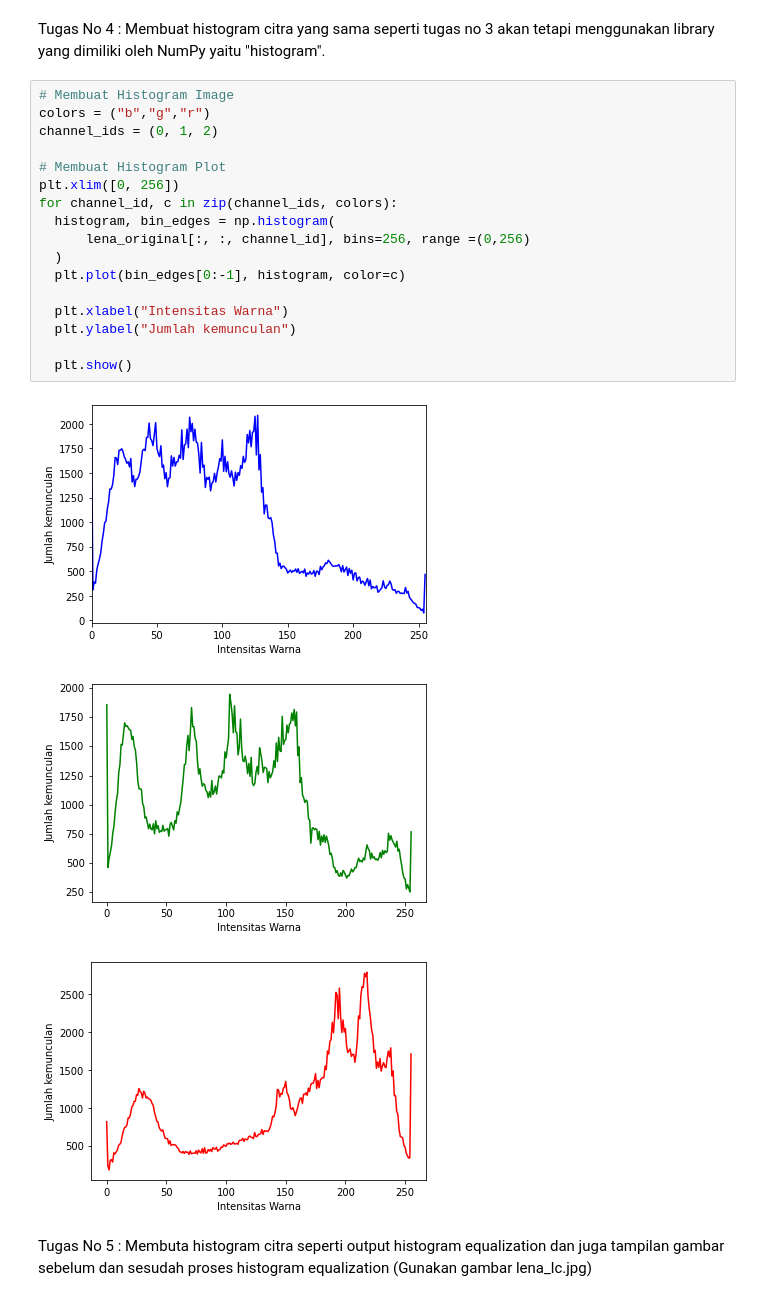
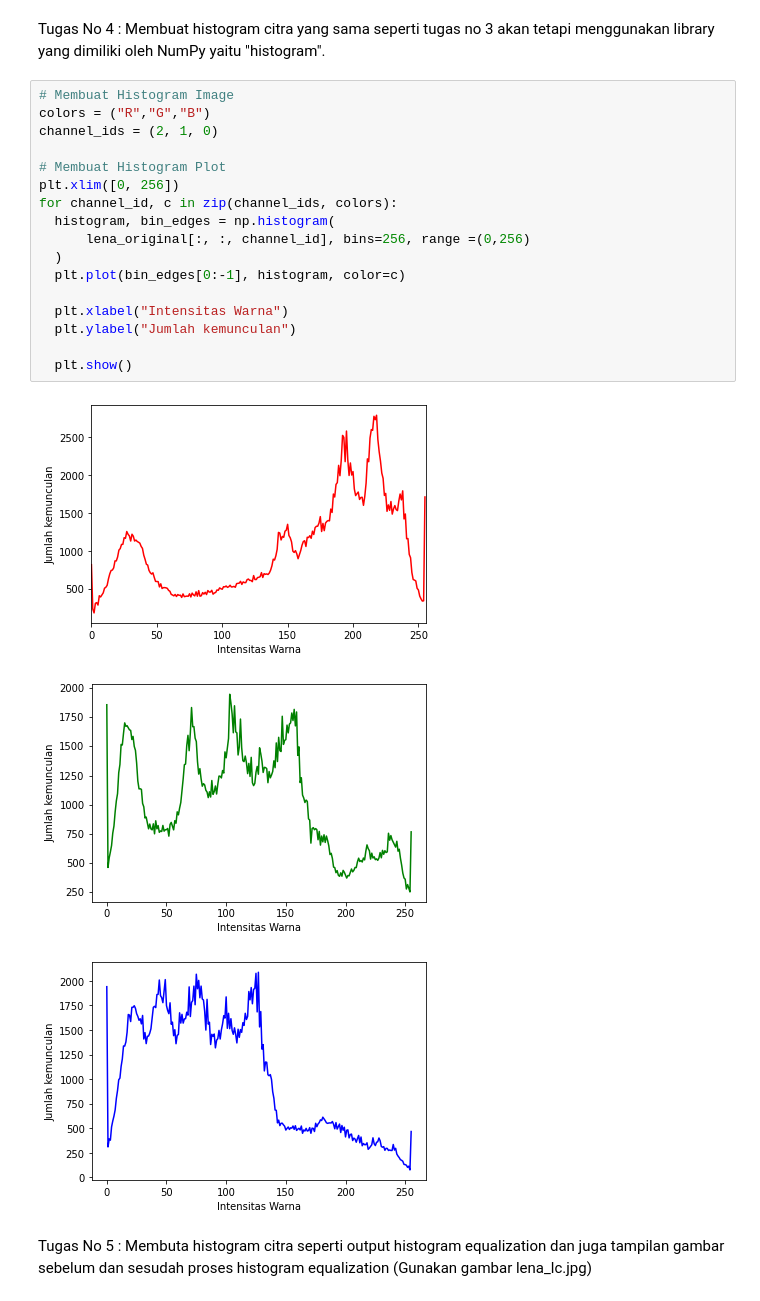
Before and after one commit to NadiaLayraAziza/PCVK_Genap_2022, a Jupyter notebook: Week6.ipynb, the cells around one changed output. Drawn from its saved outputs; the diff is of its cells as text.

```diff
--- a/Week6.ipynb
+++ b/Week6.ipynb
@@ -49,25 +49,25 @@ axs[2].bar(names, b, color='blue')
 Tugas No 4 : Membuat histogram citra yang sama seperti tugas no 3 akan tetapi menggunakan library yang dimiliki oleh NumPy yaitu "histogram".
 # %%
 # Membuat Histogram Image
-colors = ("b","g","r")
-channel_ids = (0, 1, 2)
+colors = ("R","G","B")
+channel_ids = (2, 1, 0)
 
 # Membuat Histogram Plot
 plt.xlim([0, 256])
 for channel_id, c in zip(channel_ids, colors):
   histogram, bin_edges = np.histogram(
       lena_original[:, :, channel_id], bins=256, range =(0,256)
   )
   plt.plot(bin_edges[0:-1], histogram, color=c)
 
   plt.xlabel("Intensitas Warna")
   plt.ylabel("Jumlah kemunculan")
 
   plt.show()
 # %% [output]
-[figure, old version]
+[figure, new version]
 [figure]
-[figure, old version]
+[figure, new version]
 # %% [markdown]
 Tugas No 5 : Membuta histogram citra seperti output histogram equalization dan juga tampilan gambar sebelum dan sesudah proses histogram equalization (Gunakan gambar lena_lc.jpg)
 # %%
```
Also changed, not shown: parts of 2 cells of this notebook.
